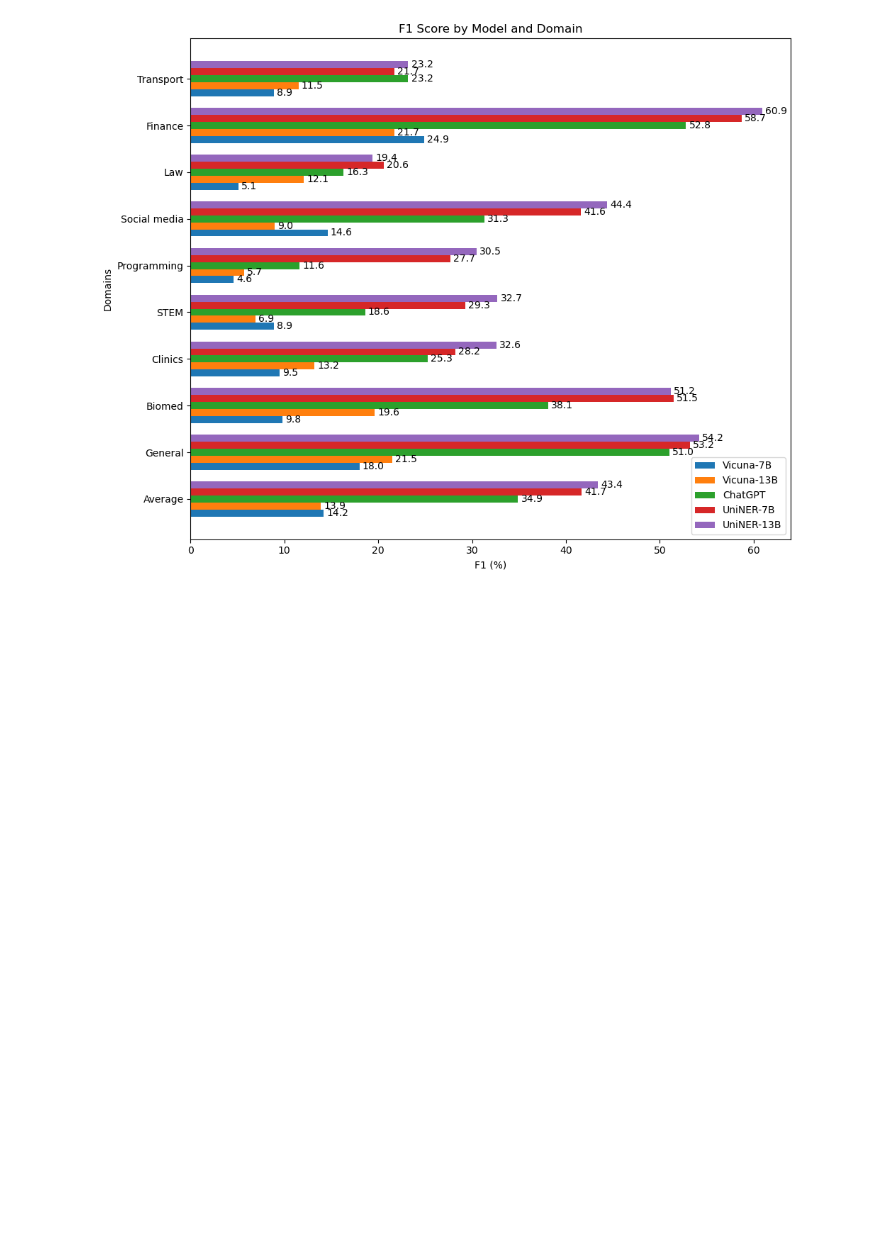
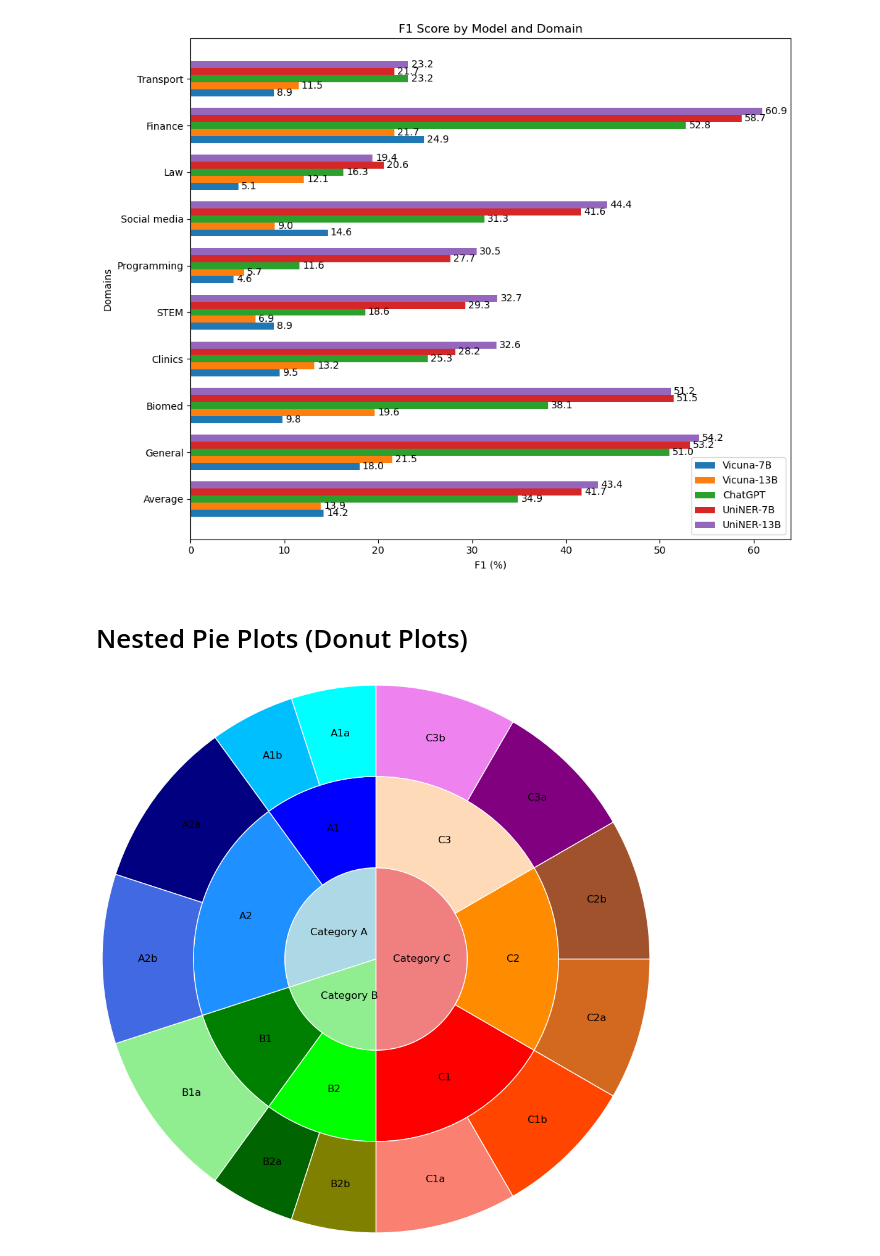
Before and after one commit to HungChau/visualizers, a Jupyter notebook: python_plots.ipynb, the cells around one changed output. Saved outputs shown, nothing was run; the diff lists cells and outputs as text; code cells hidden in the pictures; blank space fills up the shorter version.

```diff
--- a/python_plots.ipynb
+++ b/python_plots.ipynb
@@ -173,3 +175,59 @@ plt.tight_layout()
 plt.show()
 # %% [output]
 [figure]
+# %% [markdown]
+# Nested Pie Plots (Donut Plots)
+# %%
+import matplotlib.pyplot as plt
+import numpy as np
+
+# Define data for the three layers
+categories = ['Category A', 'Category B', 'Category C']
+category_values = [900, 600, 1500]
+category_colors = ['lightblue', 'lightgreen', 'lightcoral']
+
+subcategories = ['A1', 'A2', 'B1', 'B2', 'C1', 'C2', 'C3']
+subcategory_values = [300, 600, 300, 300, 500, 500, 500]
+subcategory_colors = ['blue', 'dodgerblue', 'green', 'lime', 'red', 'darkorange', 'peachpuff']
+
+items = ['A1a', 'A1b', 'A2a', 'A2b', 'B1a', 'B2a', 'B2b', 'C1a', 'C1b', 'C2a', 'C2b', 'C3a', 'C3b']
+item_values = [150, 150, 300, 300, 300, 150, 150, 250, 250, 250, 250, 250, 250]
+item_colors = ['aqua', 'deepskyblue', 'navy', 'royalblue', 'lightgreen', 'darkgreen', 'olive', 'salmon', 'orangered', 'chocolate', 'sienna', 'purple', 'violet']
+
+fig, ax = plt.subplots()
+r1 = 1.0
+r2 = r1 + 1.0
+r3 = r2 + 1.0
+# Inner Ring: Categories
+inner_ring, _ = ax.pie(category_values, radius=r1, colors=category_colors,
+                       wedgeprops=dict(width=1, edgecolor='w'), startangle=90)
+plt.setp(inner_ring, edgecolor='w')
+for i, patch in enumerate(inner_ring):
+    ang = (patch.theta2 - patch.theta1) / 2. + patch.theta1
+    x = 0.5*r1 * np.cos(np.deg2rad(ang))
+    y = 0.5*r1 * np.sin(np.deg2rad(ang))
+    plt.text(x, y, categories[i], ha='center', va='center', fontsize=12)
+
+# Middle Ring: Subcategories
+middle_ring, _ = ax.pie(subcategory_values, radius=r2, colors=subcategory_colors,
+                        wedgeprops=dict(width=1, edgecolor='w'), startangle=90)
+plt.setp(middle_ring, edgecolor='w')
+for i, patch in enumerate(middle_ring):
+    ang = (patch.theta2 - patch.theta1) / 2. + patch.theta1
+    x = (r1 + 0.5*(r2 - r1)) * np.cos(np.deg2rad(ang))
+    y = (r1 + 0.5*(r2 - r1)) * np.sin(np.deg2rad(ang))
+    plt.text(x, y, subcategories[i], ha='center', va='center', fontsize=12)
+
+# Outer Ring: Items
+outer_ring, _ = ax.pie(item_values, radius=r3, colors=item_colors,
+                       wedgeprops=dict(width=1, edgecolor='w'), startangle=90)
+plt.setp(outer_ring, edgecolor='w')
+for i, patch in enumerate(outer_ring):
+    ang = (patch.theta2 - patch.theta1) / 2. + patch.theta1
+    x = (r2 + 0.5*(r3 - r2)) * np.cos(np.deg2rad(ang))
+    y = (r2 + 0.5*(r3 - r2)) * np.sin(np.deg2rad(ang))
+    plt.text(x, y, items[i], ha='center', va='center', fontsize=12)
+
+plt.show()
+# %% [output]
+[figure, added]
```
Also changed, not shown: parts of 1 cell of this notebook.
